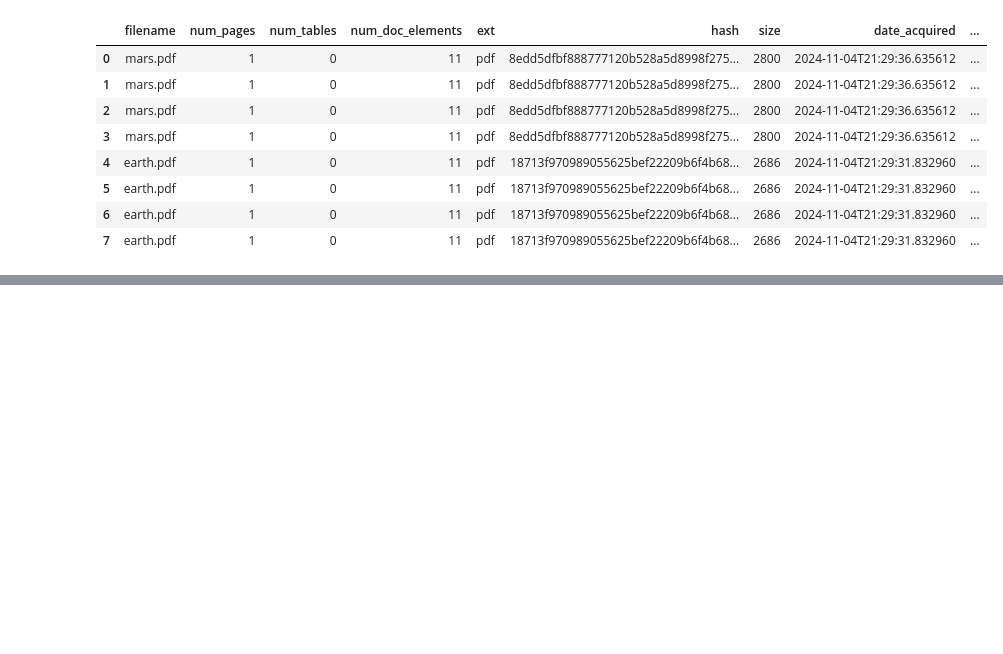
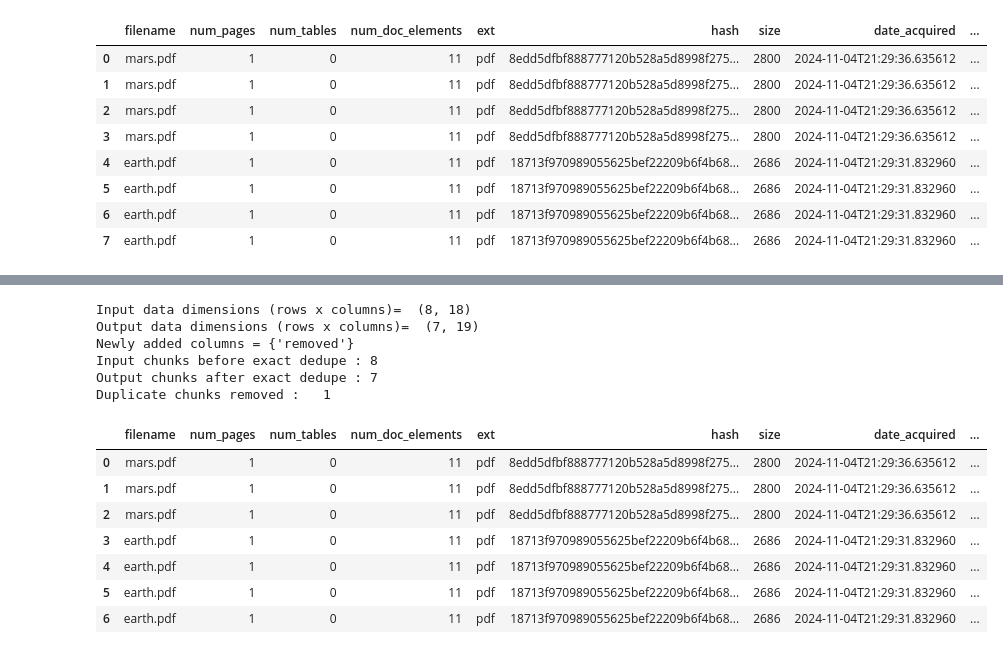
Before and after one commit to santoshborse/pydatanyc2024, a Jupyter notebook: dpk-intro.ipynb, the cells around one changed output, grey strips where cells are left out. Cells and saved outputs as stored; diff of their text form; code cells hidden in the pictures; blank space fills up the shorter version.

```diff
--- a/dpk-intro.ipynb
+++ b/dpk-intro.ipynb
@@ -425,0 +474,29 @@ Output data dimensions (rows x columns)=  Index(['filename', 'num_pages', 'num_t
+# %%
+from utils import read_parquet_files_as_df
+
+input_df = read_parquet_files_as_df(input_folder)
+output_df = read_parquet_files_as_df(output_folder)
+
+print ("Input data dimensions (rows x columns)= ", input_df.shape)
+print ("Output data dimensions (rows x columns)= ", output_df.shape)
+print (f"Newly added columns = {set(output_df.columns)-set(input_df.columns)}")
+print (f"Input chunks before exact dedupe : {input_df.shape[0]:,}")
+print (f"Output chunks after exact dedupe : {output_df.shape[0]:,}")
+print ("Duplicate chunks removed :  ", (input_df.shape[0] - output_df.shape[0]))
+
+output_df.head(10)
+# %% [output]
+Input data dimensions (rows x columns)=  (8, 18)
+Output data dimensions (rows x columns)=  (7, 19)
+Newly added columns = {'removed'}
+Input chunks before exact dedupe : 8
+Output chunks after exact dedupe : 7
+Duplicate chunks removed :   1
+|  | filename | num_pages | num_tables | num_doc_elements | ext | hash | size | date_acquired | ... |
+| 0 | mars.pdf | 1 | 0 | 11 | pdf | 8edd5dfbf888777120b528a5d8998f275... | 2800 | 2024-11-04T21:29:36.635612 | ... |
+| 1 | mars.pdf | 1 | 0 | 11 | pdf | 8edd5dfbf888777120b528a5d8998f275... | 2800 | 2024-11-04T21:29:36.635612 | ... |
+| 2 | mars.pdf | 1 | 0 | 11 | pdf | 8edd5dfbf888777120b528a5d8998f275... | 2800 | 2024-11-04T21:29:36.635612 | ... |
+| 3 | earth.pdf | 1 | 0 | 11 | pdf | 18713f970989055625bef22209b6f4b68... | 2686 | 2024-11-04T21:29:31.832960 | ... |
+| 4 | earth.pdf | 1 | 0 | 11 | pdf | 18713f970989055625bef22209b6f4b68... | 2686 | 2024-11-04T21:29:31.832960 | ... |
+| 5 | earth.pdf | 1 | 0 | 11 | pdf | 18713f970989055625bef22209b6f4b68... | 2686 | 2024-11-04T21:29:31.832960 | ... |
+| 6 | earth.pdf | 1 | 0 | 11 | pdf | 18713f970989055625bef22209b6f4b68... | 2686 | 2024-11-04T21:29:31.832960 | ... |
```
Also changed, not shown: parts of 8 cells of this notebook.
